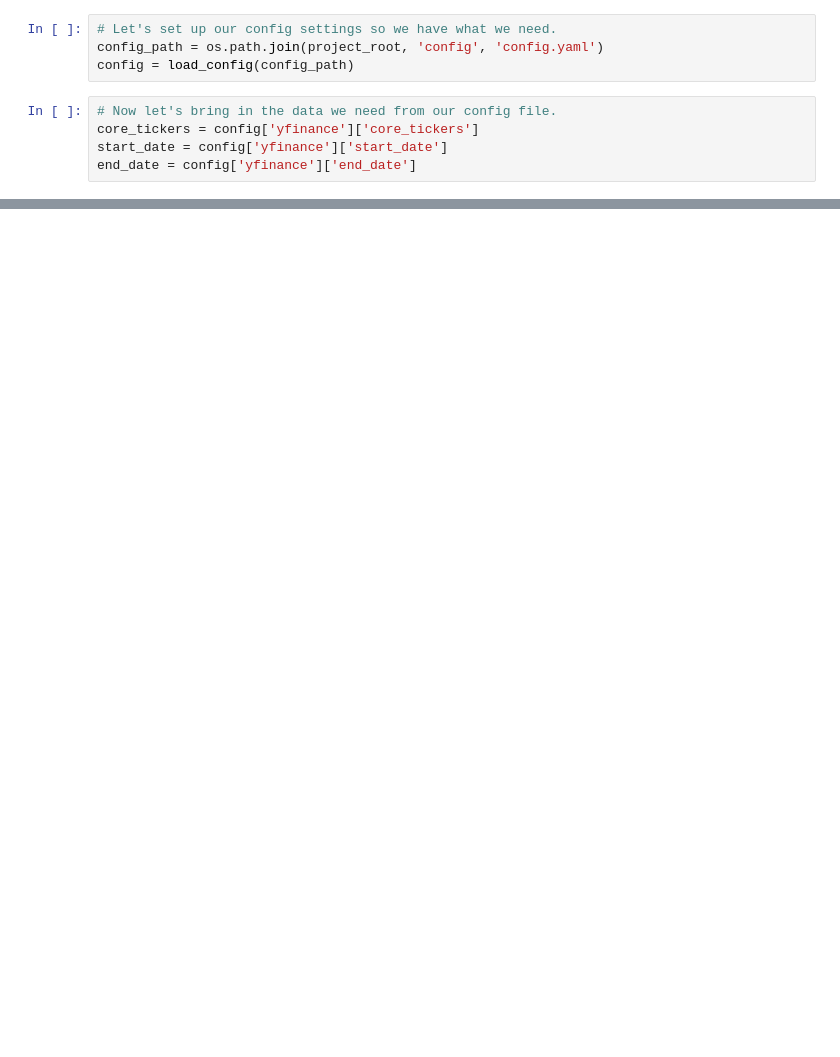
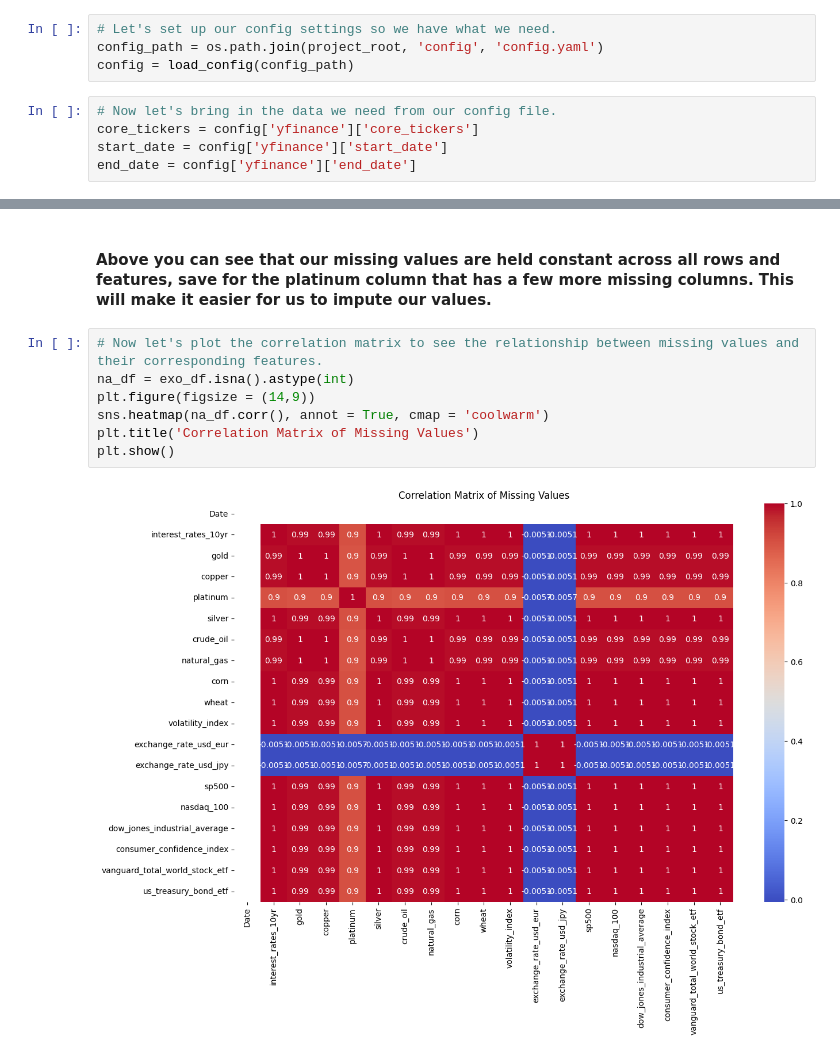
Before and after one commit to Taliwat/Portfolio-Proj-WK, a Jupyter notebook: DL-Strategies/notebooks/core_stock_analysis.ipynb, the cells around one changed output, grey strips where cells are left out. Saved outputs shown, nothing was run; the diff lists cells and outputs as text; blank space fills up the shorter version.

```diff
--- a/DL-Strategies/notebooks/core_stock_analysis.ipynb
+++ b/DL-Strategies/notebooks/core_stock_analysis.ipynb
@@ -199,0 +204,11 @@ Missing values in exogenous data before filling methods: Series([], dtype: int64
+# %% [markdown]
+#### Above you can see that our missing values are held constant across all rows and features, save for the platinum column that has a few more missing columns.  This will make it easier for us to impute our values.
+# %%
+# Now let's plot the correlation matrix to see the relationship between missing values and their corresponding features.
+na_df = exo_df.isna().astype(int)
+plt.figure(figsize = (14,9))
+sns.heatmap(na_df.corr(), annot = True, cmap = 'coolwarm')
+plt.title('Correlation Matrix of Missing Values')
+plt.show()
+# %% [output]
+[figure, added]
```
Also changed, not shown: parts of 10 cells of this notebook, 5 other files.
